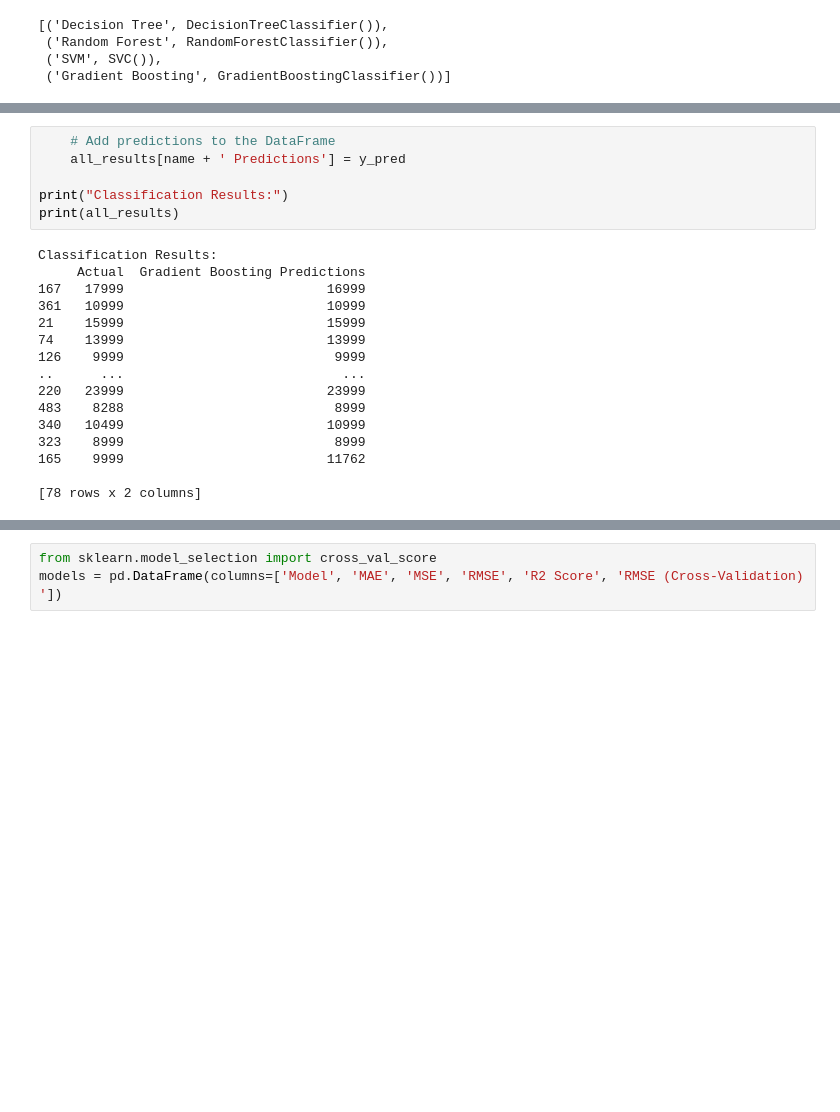
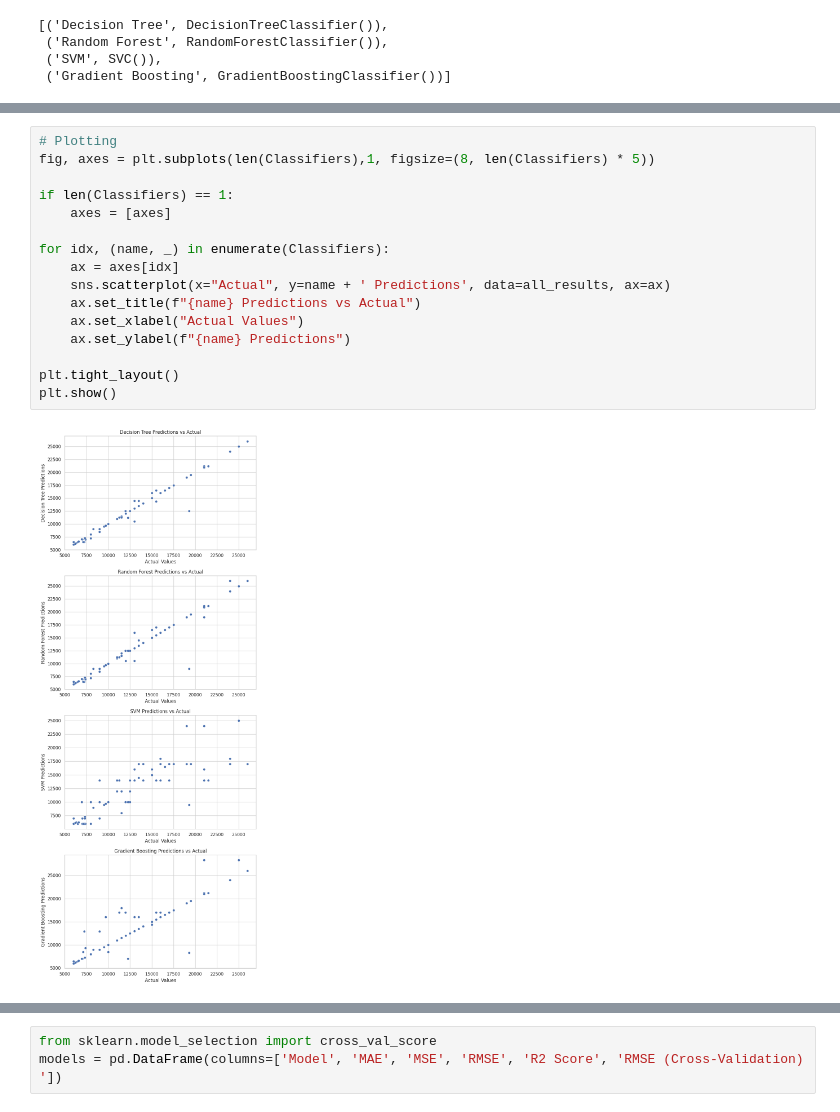
Before and after one commit to santoshdhalwalkar/MobilePhones, a Jupyter notebook: PricePredictionforMobilePhones.ipynb, the cells around one changed output, grey strips where cells are left out. Drawn from its saved outputs; the diff is of its cells as text; blank space fills up the shorter version.

```diff
--- a/PricePredictionforMobilePhones.ipynb
+++ b/PricePredictionforMobilePhones.ipynb
@@ -877,22 +922,18 @@ Gradient Boosting Accuracy: 0.53
-# %%
-    # Add predictions to the DataFrame
-    all_results[name + ' Predictions'] = y_pred
-
-print("Classification Results:")
-print(all_results)
-# %% [output]
-Classification Results:
-     Actual  Gradient Boosting Predictions
-167   17999                          16999
-361   10999                          10999
-21    15999                          15999
-74    13999                          13999
-126    9999                           9999
-..      ...                            ...
-220   23999                          23999
-483    8288                           8999
-340   10499                          10999
-323    8999                           8999
-165    9999                          11762
-
-[78 rows x 2 columns]
+# %%
+# Plotting
+fig, axes = plt.subplots(len(Classifiers),1, figsize=(8, len(Classifiers) * 5))
+
+if len(Classifiers) == 1:
+    axes = [axes]
+
+for idx, (name, _) in enumerate(Classifiers):
+    ax = axes[idx]
+    sns.scatterplot(x="Actual", y=name + ' Predictions', data=all_results, ax=ax)
+    ax.set_title(f"{name} Predictions vs Actual")
+    ax.set_xlabel("Actual Values")
+    ax.set_ylabel(f"{name} Predictions")
+
+plt.tight_layout()
+plt.show()
+# %% [output]
+[figure, added]
```
Also changed, not shown: parts of 15 cells of this notebook.
